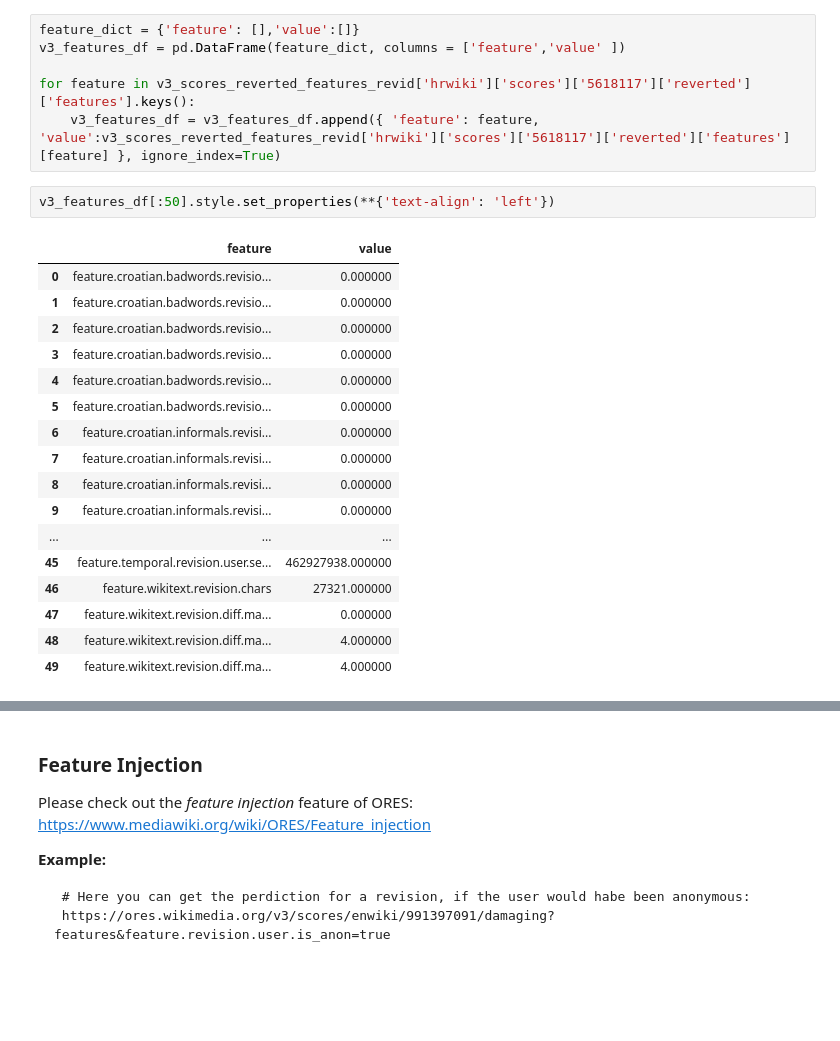
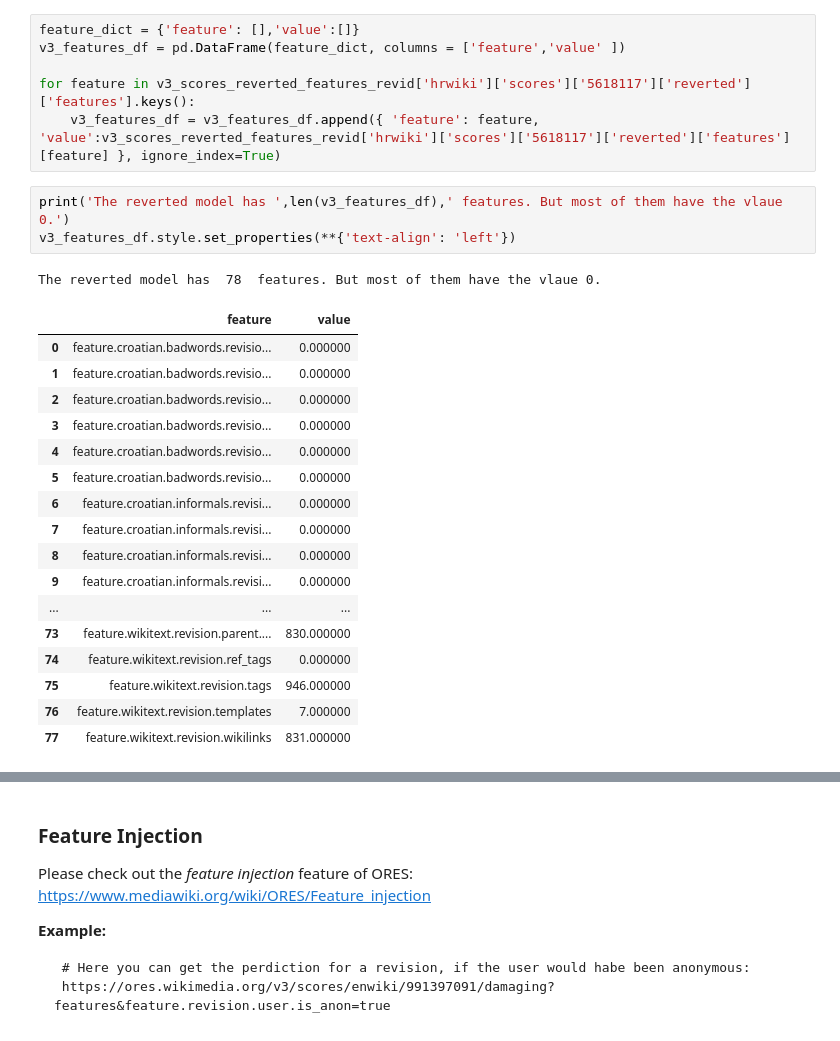
Before and after one commit to FUB-HCC/hcds-winter-2020, a Jupyter notebook: assignments/A4_Transparency/albe/A4_Transparency.ipynb, the cells around one changed output, grey strips where cells are left out. Drawn from its saved outputs; the diff is of its cells as text; blank space fills up the shorter version.

```diff
--- a/assignments/A4_Transparency/albe/A4_Transparency.ipynb
+++ b/assignments/A4_Transparency/albe/A4_Transparency.ipynb
@@ -266,23 +390,25 @@ v3_features_df = pd.DataFrame(feature_dict, columns = ['feature','value' ])
 
 for feature in v3_scores_reverted_features_revid['hrwiki']['scores']['5618117']['reverted']['features'].keys():
     v3_features_df = v3_features_df.append({ 'feature': feature, 'value':v3_scores_reverted_features_revid['hrwiki']['scores']['5618117']['reverted']['features'][feature] }, ignore_index=True)
-# %%
-v3_features_df[:50].style.set_properties(**{'text-align': 'left'})
-# %% [output]
-|  | feature | value |
-| 0 | feature.croatian.badwords.revisio... | 0.000000 |
-| 1 | feature.croatian.badwords.revisio... | 0.000000 |
-| 2 | feature.croatian.badwords.revisio... | 0.000000 |
-| 3 | feature.croatian.badwords.revisio... | 0.000000 |
-| 4 | feature.croatian.badwords.revisio... | 0.000000 |
-| 5 | feature.croatian.badwords.revisio... | 0.000000 |
-| 6 | feature.croatian.informals.revisi... | 0.000000 |
-| 7 | feature.croatian.informals.revisi... | 0.000000 |
-| 8 | feature.croatian.informals.revisi... | 0.000000 |
-| 9 | feature.croatian.informals.revisi... | 0.000000 |
-| ... | ... | ... |
-| 45 | feature.temporal.revision.user.se... | 462927938.000000 |
-| 46 | feature.wikitext.revision.chars | 27321.000000 |
-| 47 | feature.wikitext.revision.diff.ma... | 0.000000 |
-| 48 | feature.wikitext.revision.diff.ma... | 4.000000 |
-| 49 | feature.wikitext.revision.diff.ma... | 4.000000 |
+# %%
+print('The reverted model has ',len(v3_features_df),' features. But most of them have the vlaue 0.')
+v3_features_df.style.set_properties(**{'text-align': 'left'})
+# %% [output]
+The reverted model has  78  features. But most of them have the vlaue 0.
+|  | feature | value |
+| 0 | feature.croatian.badwords.revisio... | 0.000000 |
+| 1 | feature.croatian.badwords.revisio... | 0.000000 |
+| 2 | feature.croatian.badwords.revisio... | 0.000000 |
+| 3 | feature.croatian.badwords.revisio... | 0.000000 |
+| 4 | feature.croatian.badwords.revisio... | 0.000000 |
+| 5 | feature.croatian.badwords.revisio... | 0.000000 |
+| 6 | feature.croatian.informals.revisi... | 0.000000 |
+| 7 | feature.croatian.informals.revisi... | 0.000000 |
+| 8 | feature.croatian.informals.revisi... | 0.000000 |
+| 9 | feature.croatian.informals.revisi... | 0.000000 |
+| ... | ... | ... |
+| 73 | feature.wikitext.revision.parent.... | 830.000000 |
+| 74 | feature.wikitext.revision.ref_tags | 0.000000 |
+| 75 | feature.wikitext.revision.tags | 946.000000 |
+| 76 | feature.wikitext.revision.templates | 7.000000 |
+| 77 | feature.wikitext.revision.wikilinks | 831.000000 |
```
Also changed, not shown: parts of 81 cells of this notebook.
